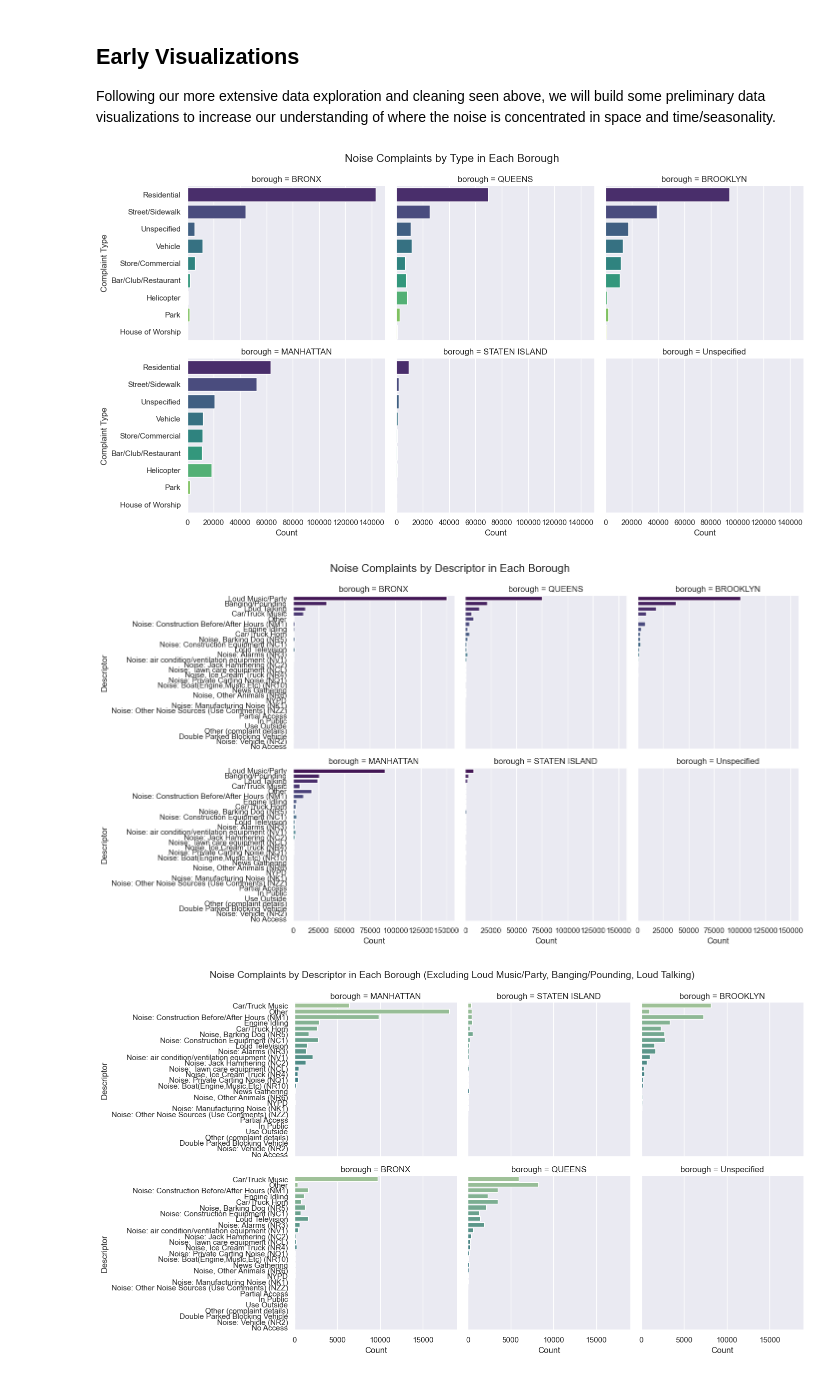
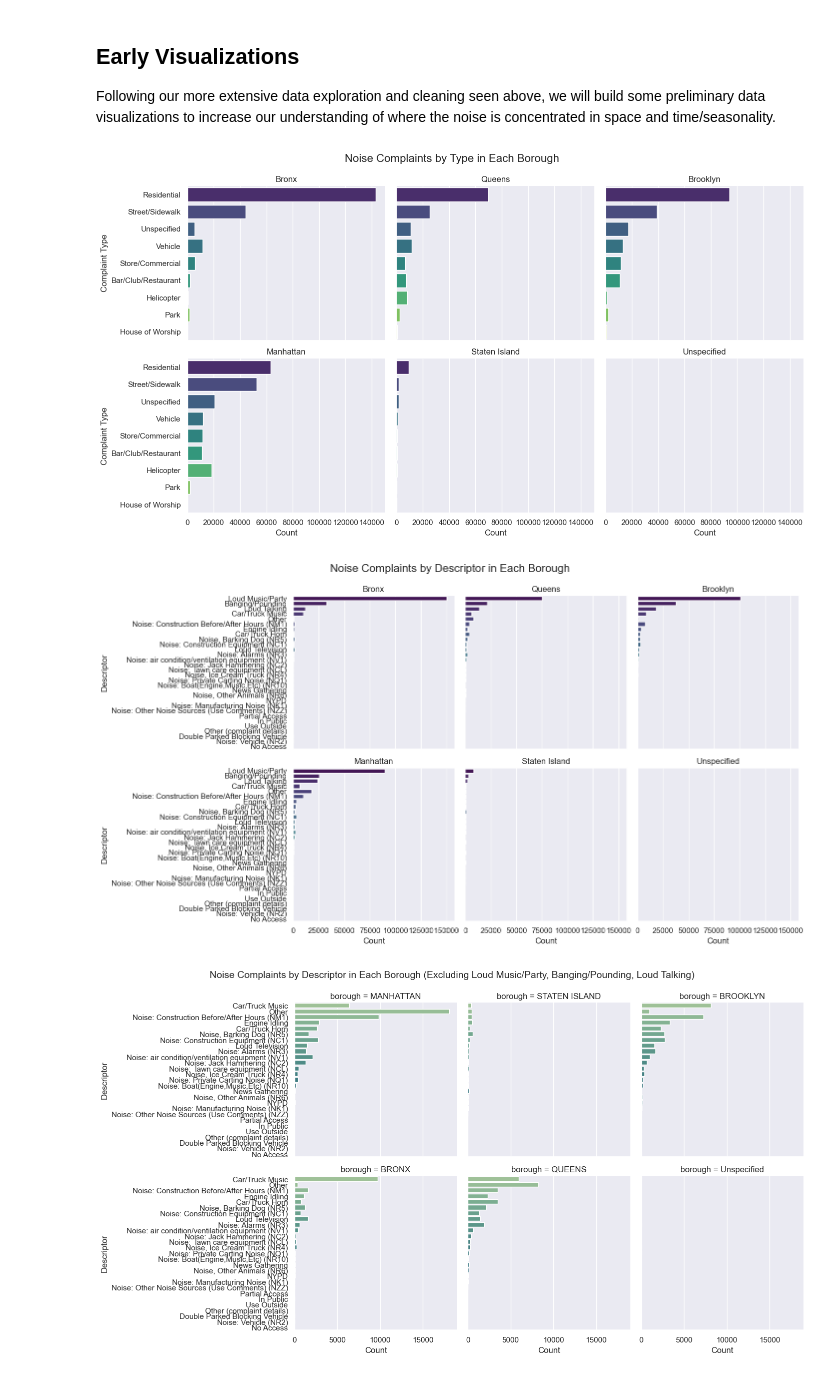
Before and after one commit to oliviamohning/nyc-311-noise-analysis, a Jupyter notebook: notebooks/nyc_311_noise_analysis.ipynb, the cells around one changed output. Cells and saved outputs as stored; diff of their text form; code cells hidden in the pictures.

```diff
--- a/notebooks/nyc_311_noise_analysis.ipynb
+++ b/notebooks/nyc_311_noise_analysis.ipynb
@@ -550,33 +555,49 @@ noise_df_cleaned.head()
 Following our more extensive data exploration and cleaning seen above, we will build some preliminary data visualizations to increase our understanding of where the noise is concentrated in space and time/seasonality.
 # %%
 # Bar graphs of noise complaint types by borough (horizontal for readability)
+
+# Ensure assets/ exists
+os.makedirs("../assets", exist_ok=True)
 
 complaint_order = noise_df_cleaned["complaint_type"].value_counts().index
 
 # Create FacetGrid
 g = sns.catplot(
     data=noise_df_cleaned,
-    y="complaint_type",   # y instead of x -> horizontal bars
+    y="complaint_type",
     kind="count",
     col="borough",
     col_wrap=3,
     order=complaint_order,
     height=4,
     aspect=1.2,
     palette="viridis"
 )
 
 # Set titles and labels
 g.set_axis_labels("Count", "Complaint Type")
-g.fig.subplots_adjust(top=0.9)
-g.fig.suptitle("Noise Complaints by Type in Each Borough", fontsize=16)
+g.figure.subplots_adjust(top=0.9)
+g.figure.suptitle("Noise Complaints by Type in Each Borough", fontsize=16)
+
+# Clean up facet titles
+for ax in g.axes.flatten():
+    title = ax.get_title()
+    if "=" in title:
+        borough = title.split("=")[1].strip()
+        borough = borough.title()
+        ax.set_title(borough)
+
+# Save to assets
+g.savefig("../assets/noise_complaints_by_type_borough.png", dpi=300, bbox_inches="tight")
 
 plt.show()
 # %% [output]
-[figure, old version]
+[figure, new version]
 # %%
+# Make sure assets exists
+os.makedirs("../assets", exist_ok=True)
+
 # Bar graphs of descriptor by borough (horizontal for readability)
-
 descriptor_order = noise_df_cleaned["descriptor"].value_counts().index
 
 # Create FacetGrid
@@ -594,10 +615,21 @@ g = sns.catplot(
 
 # Set titles and labels
 g.set_axis_labels("Count", "Descriptor")
-g.fig.subplots_adjust(top=0.9)
-g.fig.suptitle("Noise Complaints by Descriptor in Each Borough", fontsize=16)
+g.figure.subplots_adjust(top=0.9)
+g.figure.suptitle("Noise Complaints by Descriptor in Each Borough", fontsize=16)
+
+# Clean up facet titles
+for ax in g.axes.flatten():
+    title = ax.get_title()
+    if "=" in title:
+        borough = title.split("=")[1].strip()
+        borough = borough.title()
+        ax.set_title(borough)
+
+# Save to assets
+g.savefig("../assets/noise_complaints_by_descriptor_borough.png", dpi=300, bbox_inches="tight")
 
 plt.show()
 # %% [output]
-[figure, old version]
+[figure, new version]
 # %%
```
Also changed, not shown: parts of 8 cells of this notebook, 6 other files.
